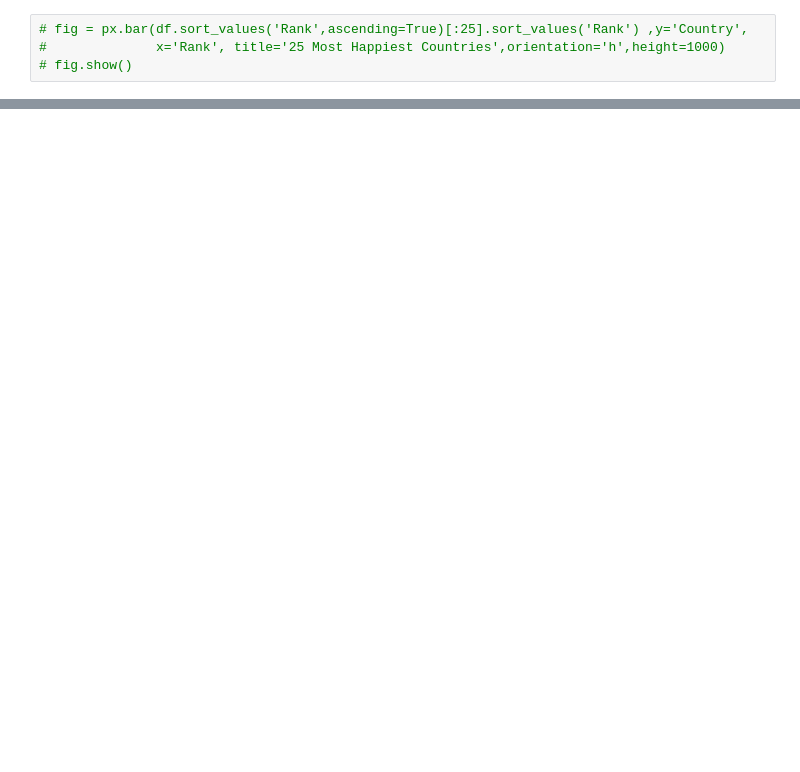
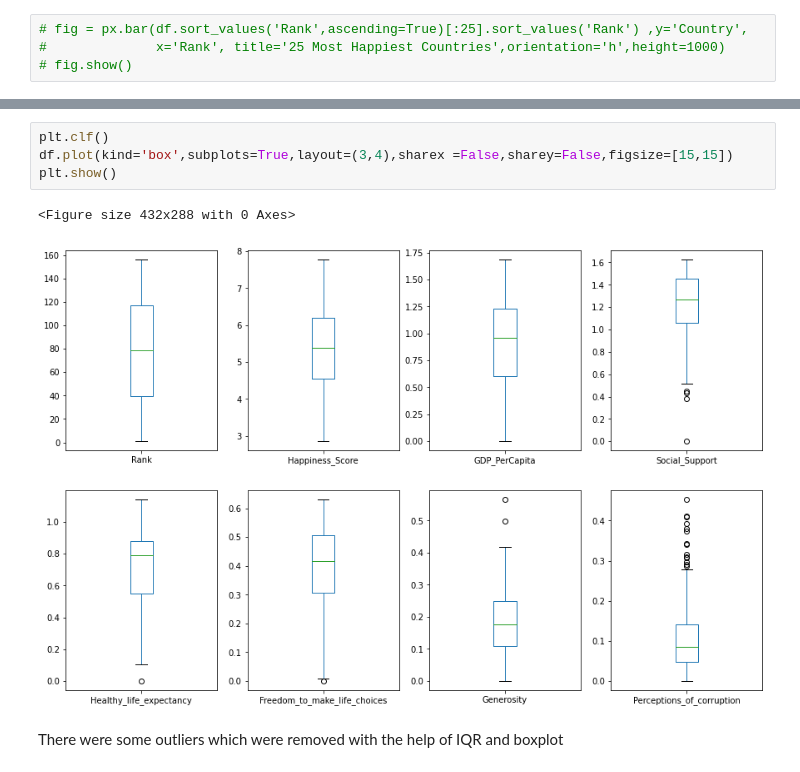
Before and after one commit to AdithyaR07/World-Happiness-Report---Data-Analytics-UE20CS312-Project, a Jupyter notebook: World Happiness Report.ipynb, the cells around one changed output, grey strips where cells are left out. Saved outputs shown, nothing was run; the diff lists cells and outputs as text; blank space fills up the shorter version.

```diff
--- a/World Happiness Report.ipynb
+++ b/World Happiness Report.ipynb
@@ -123,0 +145,9 @@ fig.show()
+# %%
+plt.clf()
+df.plot(kind='box',subplots=True,layout=(3,4),sharex =False,sharey=False,figsize=[15,15])
+plt.show()
+# %% [output]
+<Figure size 432x288 with 0 Axes>
+[figure, added]
+# %% [markdown]
+There were some outliers which were removed with the help of IQR and boxplot
```
Also changed, not shown: parts of 94 cells of this notebook.
